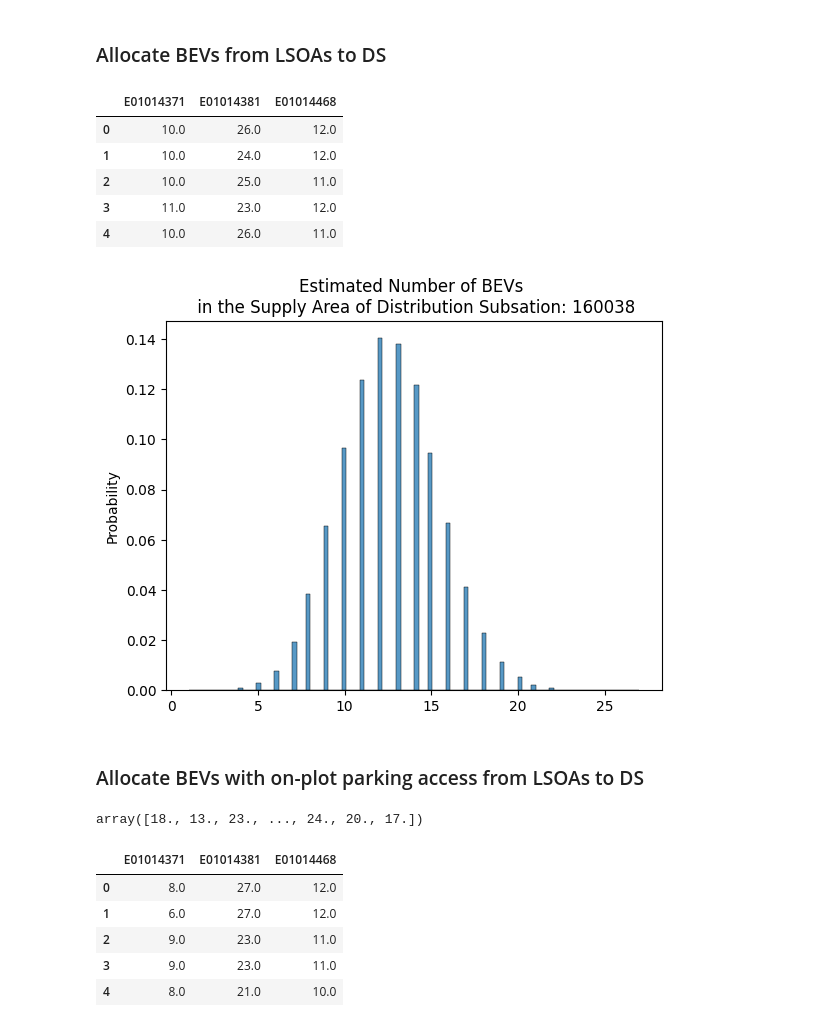
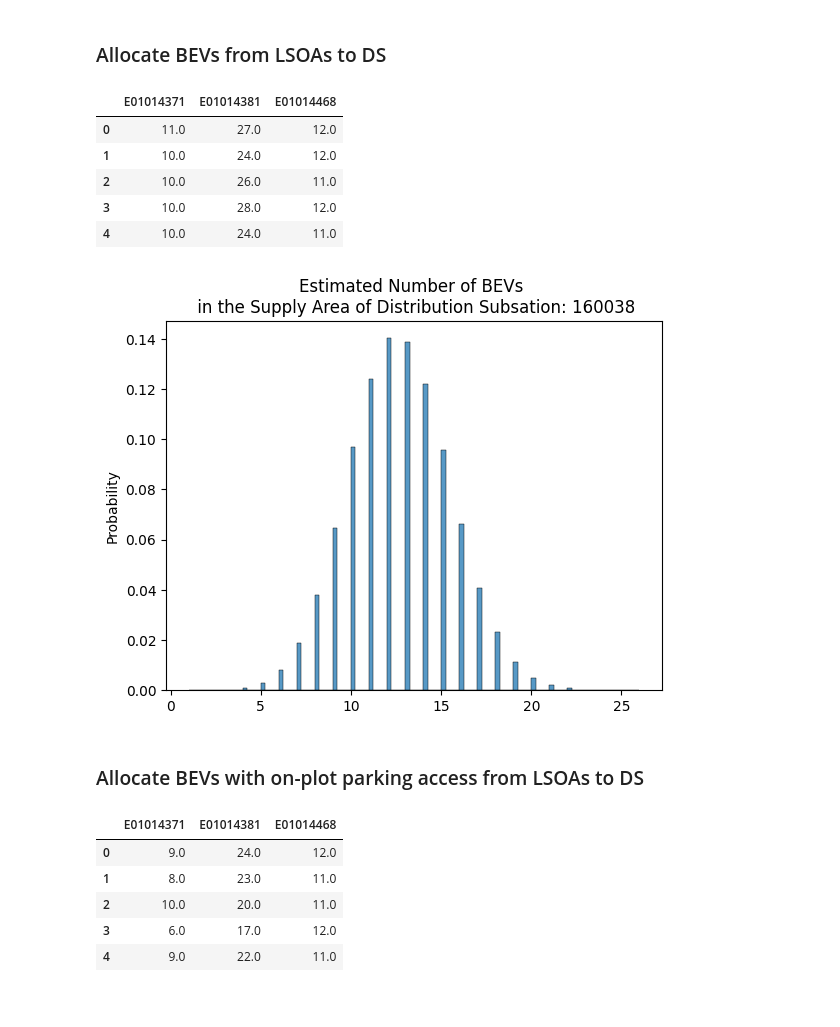
Before and after one commit to isaacflower/Probabilistic-EV-Demand-Modelling, a Jupyter notebook: dev/EV_adoption/ev_adoption_model.ipynb, the cells around one changed output. Drawn from its saved outputs; the diff is of its cells as text; code cells hidden in the pictures.

```diff
--- a/dev/EV_adoption/ev_adoption_model.ipynb
+++ b/dev/EV_adoption/ev_adoption_model.ipynb
@@ -459,7 +462,7 @@ plt.show()
 # %% [output]
 [figure]
 # %%
-def estimate_vehicles(target_lsoas):
+def estimate_vehicles_multiple_lsoas(target_lsoas):
 
     est_vehicles = {}
     for target_lsoa in target_lsoas:
@@ -653,15 +656,14 @@ plt.show()
 # %% [output]
 [figure]
 # %%
-def estimate_bevs(target_lsoas):
-
+def estimate_evs_multiple_lsoas(target_lsoas, ev_data):
     est_vehicles = {}
-    for target_lsoa in target_lsoas:
-        alpha = trace.posterior.sel(LSOA=target_lsoa).alpha.stack(combined=('chain', 'draw')).to_numpy()
-        sigma_y = trace.posterior.sel(LSOA=target_lsoa).sigma_y.stack(combined=('chain', 'draw')).to_numpy()
+    for lsoa in target_lsoas:
+        alpha = trace.posterior.sel(LSOA=lsoa).alpha.stack(combined=('chain', 'draw')).to_numpy()
+        sigma_y = trace.posterior.sel(LSOA=lsoa).sigma_y.stack(combined=('chain', 'draw')).to_numpy()
         simulated_observations = alpha + np.random.normal(0, sigma_y)
 
-        est_vehicles[target_lsoa] = (bev_lsoa_i.loc['2023 Q1', target_lsoa] * (1 + simulated_observations)).round(0)
+        est_vehicles[lsoa] = (ev_data.loc['2023 Q1', lsoa] * (1 + simulated_observations)).round(0)
 
     est_vehicles_df = pd.DataFrame(est_vehicles)
 
@@ -1238,7 +1253,7 @@ dtype: float64
 # %% [markdown]
 ### Allocate Vehicles from LSOAs to DS
 # %%
-est_vehicles_target_lsoa = estimate_vehicles(registered_vehicles_lsoa.index.values.tolist())[lsoa_LAD[pip_mask].index]
+est_vehicles_target_lsoa = estimate_vehicles_multiple_lsoas(registered_vehicles_lsoa.index.values.tolist())[lsoa_LAD[pip_mask].index]
 est_vehicles_target_lsoa.head()
 # %% [output]
 |  | E01014371 | E01014381 | E01014468 |
@@ -1262,53 +1277,39 @@ plt.show()
 # %% [markdown]
 ### Allocate BEVs from LSOAs to DS
 # %%
-est_bevs_target_lsoa = estimate_bevs(bev_lsoa.index.values.tolist())[lsoa_LAD[pip_mask].index]
-est_bevs_target_lsoa.head()
+est_bevs_target_lsoas = estimate_evs_multiple_lsoas(bev_lsoa.index.values.tolist(), bev_lsoa_i)[lsoa_LAD[pip_mask].index]
+est_bevs_target_lsoas.head()
 # %% [output]
 |  | E01014371 | E01014381 | E01014468 |
-| 0 | 10.0 | 26.0 | 12.0 |
+| 0 | 11.0 | 27.0 | 12.0 |
 | 1 | 10.0 | 24.0 | 12.0 |
-| 2 | 10.0 | 25.0 | 11.0 |
-| 3 | 11.0 | 23.0 | 12.0 |
-| 4 | 10.0 | 26.0 | 11.0 |
+| 2 | 10.0 | 26.0 | 11.0 |
+| 3 | 10.0 | 28.0 | 12.0 |
+| 4 | 10.0 | 24.0 | 11.0 |
 # %%
 n_bevs_from_lsoas = []
 for lsoa in parent_lsoa: # For each intersecting LSOA
-    n_bevs_from_lsoas.append(binom.rvs(n=est_bevs_target_lsoa[lsoa].astype(int), p=ds_intersection_relative_households.loc[lsoa], size=(100, 8000)))
+    n_bevs_from_lsoas.append(binom.rvs(n=est_bevs_target_lsoas[lsoa].astype(int), p=ds_intersection_relative_households.loc[lsoa], size=(100, 8000)))
 
 n_bevs_from_lsoas = np.add.reduce(n_bevs_from_lsoas).flatten()
 
 sns.histplot(n_bevs_from_lsoas, stat='probability', bins=100)
 plt.title('Estimated Number of BEVs \n in the Supply Area of Distribution Subsation: {}'.format(target_ds))
 plt.show()
 # %% [output]
-[figure, old version]
+[figure, new version]
 # %% [markdown]
 ### Allocate BEVs with on-plot parking access from LSOAs to DS
-# %%
-n_bevs_with_on_plot_parking = calculate_n_evs_with_on_plot_parking(
-    n_vehicles_with_on_plot_parking = calculate_n_vehicles_with_on_plot_parking(target_lsoa, calculate_n_on_plot_parking(target_lsoa)),
-    census_cars = census_cars_and_vans_2021_df.loc[target_lsoa, 'number_of_cars'],
-    mean_vehicles = (registered_vehicles_lsoa.loc[target_lsoa, '2023 Q1'] * (1 + simulated_observations)).mean(),
-    n_evs = np.random.choice(
-        (bev_lsoa_i.loc['2023 Q1', target_lsoa] * (1 + simulated_observations)).round(0),
-        size=len(n_on_plot_parking)
-    )
-)
-
-n_bevs_with_on_plot_parking
-# %% [output]
-array([18., 13., 23., ..., 24., 20., 17.])
 # %%
-est_bevs_with_on_plot_parking_target_lsoa = estimate_bevs_with_on_plot_parking(lsoa_LAD[pip_mask].index)
+est_bevs_with_on_plot_parking_target_lsoa = estimate_evs_with_on_plot_parking_multiple_lsoas(lsoa_LAD[pip_mask].index, bev_lsoa_i)
 est_bevs_with_on_plot_parking_target_lsoa.head()
 # %% [output]
 |  | E01014371 | E01014381 | E01014468 |
-| 0 | 8.0 | 27.0 | 12.0 |
-| 1 | 6.0 | 27.0 | 12.0 |
-| 2 | 9.0 | 23.0 | 11.0 |
-| 3 | 9.0 | 23.0 | 11.0 |
-| 4 | 8.0 | 21.0 | 10.0 |
+| 0 | 9.0 | 24.0 | 12.0 |
+| 1 | 8.0 | 23.0 | 11.0 |
+| 2 | 10.0 | 20.0 | 11.0 |
+| 3 | 6.0 | 17.0 | 12.0 |
+| 4 | 9.0 | 22.0 | 11.0 |
 # %%
 n_bevs_with_on_plot_parking_from_lsoas = []
 for lsoa in parent_lsoa: # For each intersecting LSOA
```
Also changed, not shown: parts of 24 cells of this notebook.
